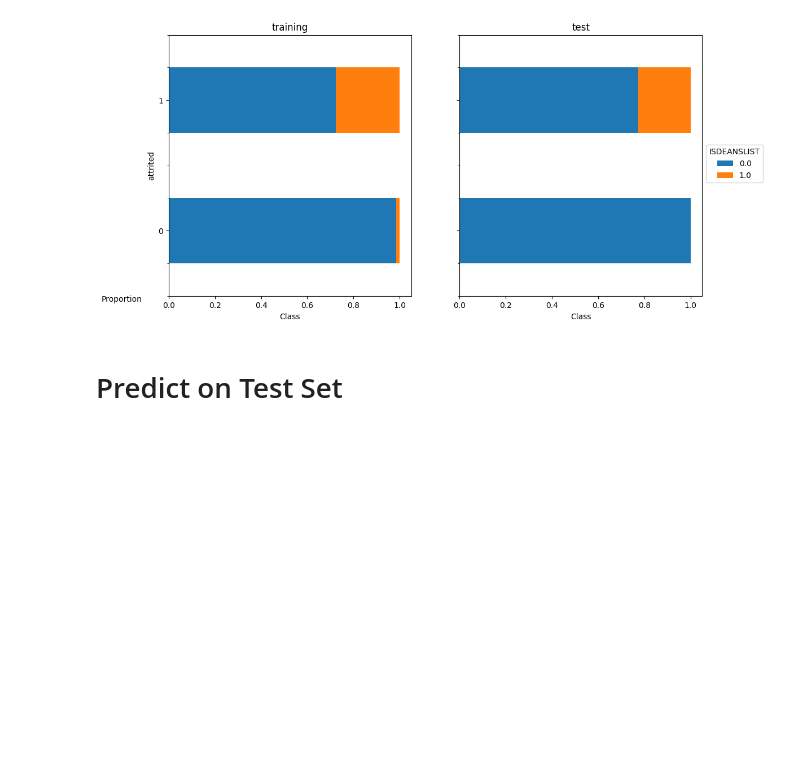
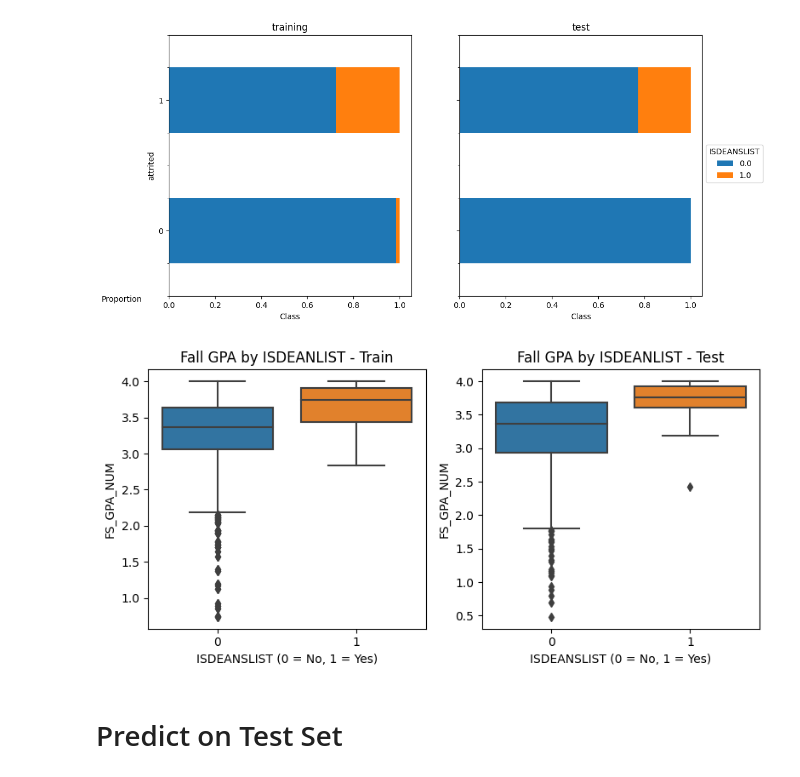
Before and after one commit to eitellauria/Retention, a Jupyter notebook: Freshmen_Retention.ipynb, the cells around one changed output. Saved outputs shown, nothing was run; the diff lists cells and outputs as text; code cells hidden in the pictures; blank space fills up the shorter version.

```diff
--- a/Freshmen_Retention.ipynb
+++ b/Freshmen_Retention.ipynb
@@ -660,6 +735,10 @@ converged                          True
 plot_overlayed_proportions(y_train.squeeze(), y_test.squeeze(), 'ISDEANSLIST', Xr_imputed, Xt_imputed)
 # %% [output]
 [figure]
+# %%
+plot_boxplots(dfr, dft, 'ISDEANSLIST', 'FS_GPA_NUM', ['Fall GPA by ISDEANLIST - Train','Fall GPA by ISDEANLIST - Test'])
+# %% [output]
+[figure, added]
 # %% [markdown]
 # Predict on Test Set
 # %%
```
Also changed, not shown: parts of 5 cells of this notebook.
